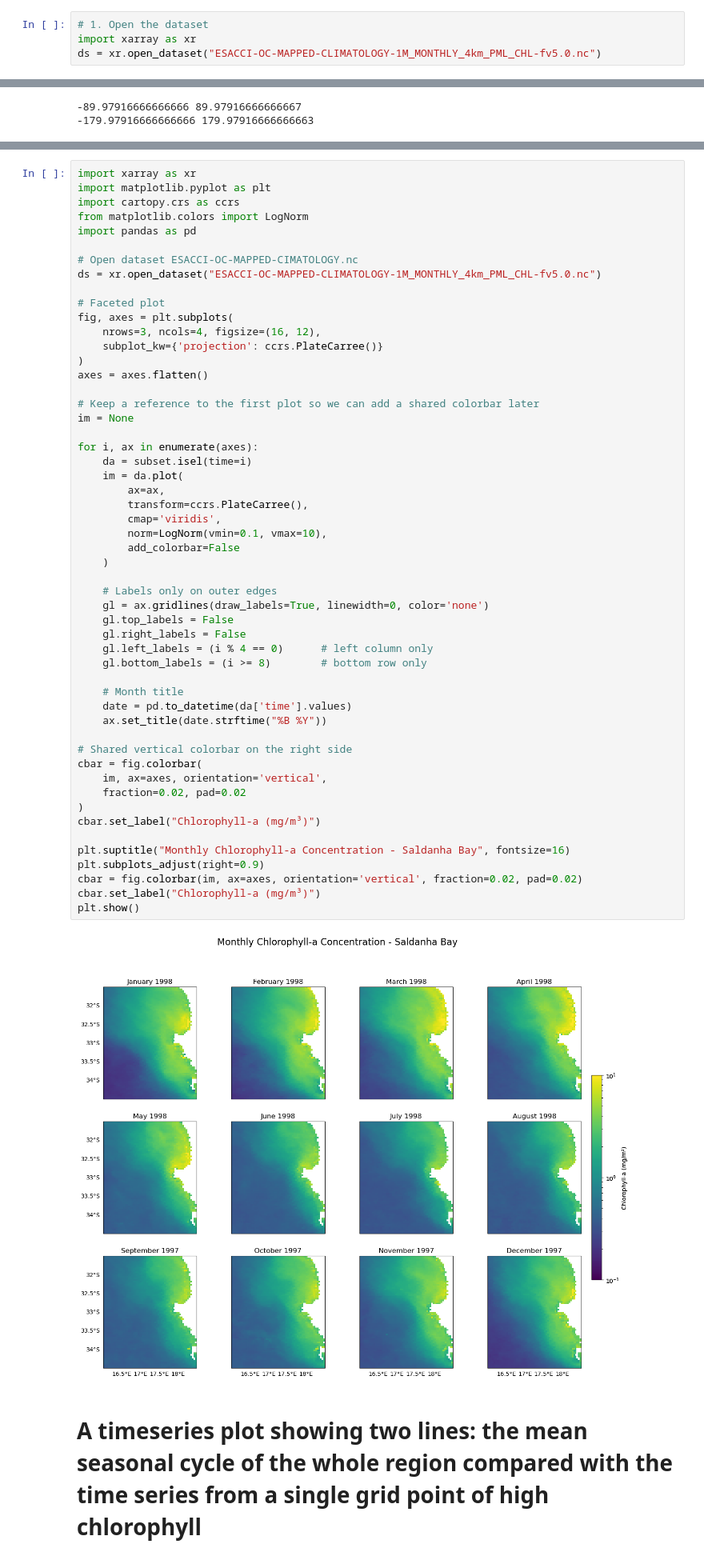
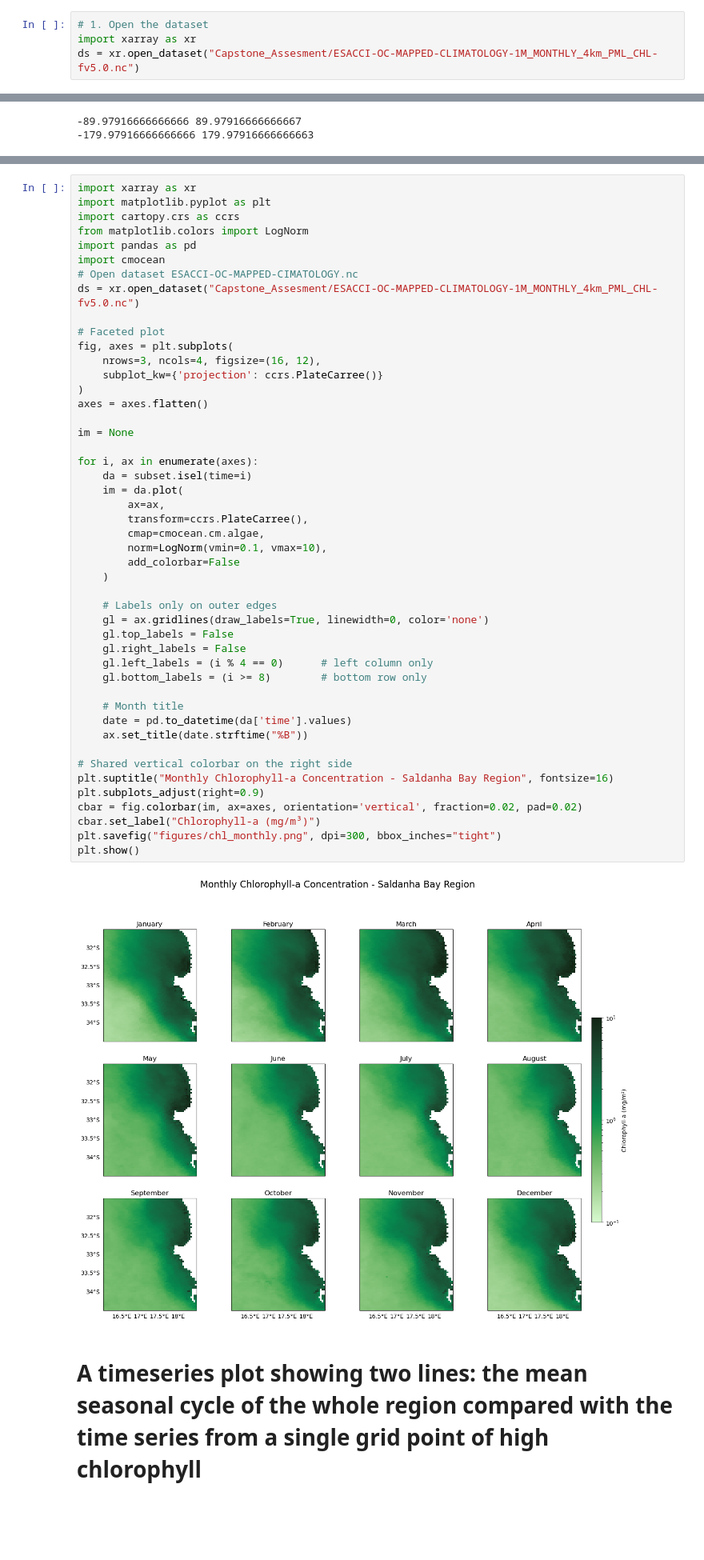
Before and after one commit to SCaluza/SAMOS2026-Core3CS-SALDANA-BAY, a Jupyter notebook: Ocean_colour_analysis.ipynb, the cells around one changed output, grey strips where cells are left out. Shown at 80% size. Drawn from its saved outputs; the diff is of its cells as text; blank space fills up the shorter version.

Commit message:
Chlorophyll-a seasonal map and time series

```diff
--- a/Ocean_colour_analysis.ipynb
+++ b/Ocean_colour_analysis.ipynb
@@ -140,7 +165,7 @@ plt.show()
 # %%
 # 1. Open the dataset
 import xarray as xr
-ds = xr.open_dataset("ESACCI-OC-MAPPED-CLIMATOLOGY-1M_MONTHLY_4km_PML_CHL-fv5.0.nc")
+ds = xr.open_dataset("Capstone_Assesment/ESACCI-OC-MAPPED-CLIMATOLOGY-1M_MONTHLY_4km_PML_CHL-fv5.0.nc")
 # %%
 #Extracts the chlorophyll variable from the dataset
 chl = ds['chlor_a']
@@ -180,9 +210,9 @@ import matplotlib.pyplot as plt
 import cartopy.crs as ccrs
 from matplotlib.colors import LogNorm
 import pandas as pd
-
+import cmocean
 # Open dataset ESACCI-OC-MAPPED-CIMATOLOGY.nc
-ds = xr.open_dataset("ESACCI-OC-MAPPED-CLIMATOLOGY-1M_MONTHLY_4km_PML_CHL-fv5.0.nc")
+ds = xr.open_dataset("Capstone_Assesment/ESACCI-OC-MAPPED-CLIMATOLOGY-1M_MONTHLY_4km_PML_CHL-fv5.0.nc")
 
 # Faceted plot
 fig, axes = plt.subplots(
@@ -191,44 +221,38 @@ fig, axes = plt.subplots(
 )
 axes = axes.flatten()
 
-# Keep a reference to the first plot so we can add a shared colorbar later
 im = None
 
 for i, ax in enumerate(axes):
     da = subset.isel(time=i)
     im = da.plot(
         ax=ax,
         transform=ccrs.PlateCarree(),
-        cmap='viridis',
+        cmap=cmocean.cm.algae,
         norm=LogNorm(vmin=0.1, vmax=10),
         add_colorbar=False
     )
 
     # Labels only on outer edges
     gl = ax.gridlines(draw_labels=True, linewidth=0, color='none')
     gl.top_labels = False
     gl.right_labels = False
     gl.left_labels = (i % 4 == 0)      # left column only
     gl.bottom_labels = (i >= 8)        # bottom row only
 
     # Month title
     date = pd.to_datetime(da['time'].values)
-    ax.set_title(date.strftime("%B %Y"))
+    ax.set_title(date.strftime("%B"))
 
 # Shared vertical colorbar on the right side
-cbar = fig.colorbar(
-    im, ax=axes, orientation='vertical',
-    fraction=0.02, pad=0.02
-)
-cbar.set_label("Chlorophyll-a (mg/m³)")
-
-plt.suptitle("Monthly Chlorophyll-a Concentration - Saldanha Bay", fontsize=16)
+plt.suptitle("Monthly Chlorophyll-a Concentration - Saldanha Bay Region", fontsize=16)
 plt.subplots_adjust(right=0.9)
 cbar = fig.colorbar(im, ax=axes, orientation='vertical', fraction=0.02, pad=0.02)
 cbar.set_label("Chlorophyll-a (mg/m³)")
+plt.savefig("figures/chl_monthly.png", dpi=300, bbox_inches="tight")
 plt.show()
 # %% [output]
-[figure, old version]
+[figure, new version]
 # %% [markdown]
 # A timeseries plot showing two lines: the mean seasonal cycle of the whole region compared with the time series from a single grid point of high chlorophyll
 # %%
```
Also changed, not shown: parts of 6 cells of this notebook, 3 other files.
